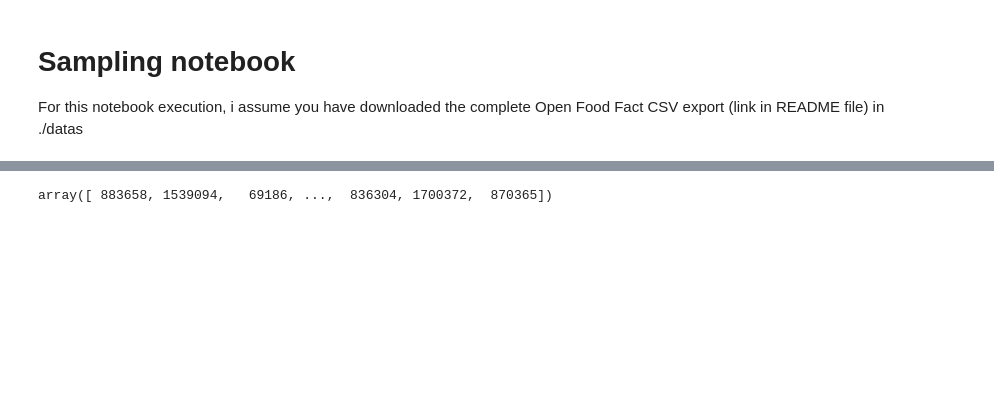
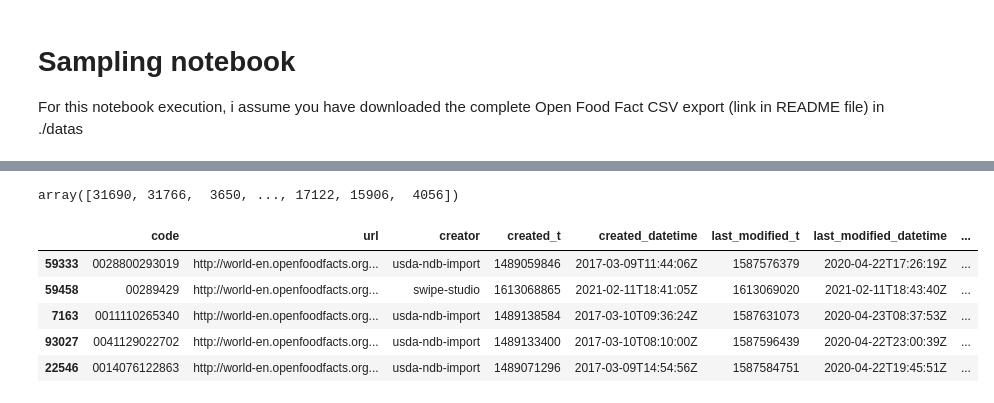
Before and after one commit to curiousmindflow/oc-ml-p2, a Jupyter notebook: sampling.ipynb, the cells around one changed output, grey strips where cells are left out. Drawn from its saved outputs; the diff is of its cells as text; code cells hidden in the pictures; blank space fills up the shorter version.

```diff
--- a/sampling.ipynb
+++ b/sampling.ipynb
@@ -10,3 +7,0 @@ data = pd.read_csv("./datas/en.openfoodfacts.org.products.csv", sep="	")
-# %%
-rows_nb, cols_nb = data.shape
-rows_nb
@@ -18,6 +71,15 @@ sample_size = 10000
 sample_index = np.random.randint(rows_nb, size=sample_size)
 sample_index
 # %% [output]
-array([ 883658, 1539094,   69186, ...,  836304, 1700372,  870365])
+array([31690, 31766,  3650, ..., 17122, 15906,  4056])
 # %%
 sample = data.iloc[sample_index]
+# %%
+sample.head()
+# %% [output]
+|  | code | url | creator | created_t | created_datetime | last_modified_t | last_modified_datetime | ... |
+| 59333 | 0028800293019 | http://world-en.openfoodfacts.org... | usda-ndb-import | 1489059846 | 2017-03-09T11:44:06Z | 1587576379 | 2020-04-22T17:26:19Z | ... |
+| 59458 | 00289429 | http://world-en.openfoodfacts.org... | swipe-studio | 1613068865 | 2021-02-11T18:41:05Z | 1613069020 | 2021-02-11T18:43:40Z | ... |
+| 7163 | 0011110265340 | http://world-en.openfoodfacts.org... | usda-ndb-import | 1489138584 | 2017-03-10T09:36:24Z | 1587631073 | 2020-04-23T08:37:53Z | ... |
+| 93027 | 0041129022702 | http://world-en.openfoodfacts.org... | usda-ndb-import | 1489133400 | 2017-03-10T08:10:00Z | 1587596439 | 2020-04-22T23:00:39Z | ... |
+| 22546 | 0014076122863 | http://world-en.openfoodfacts.org... | usda-ndb-import | 1489071296 | 2017-03-09T14:54:56Z | 1587584751 | 2020-04-22T19:45:51Z | ... |
```
Also changed, not shown: parts of 10 cells of this notebook, 2 other files.
